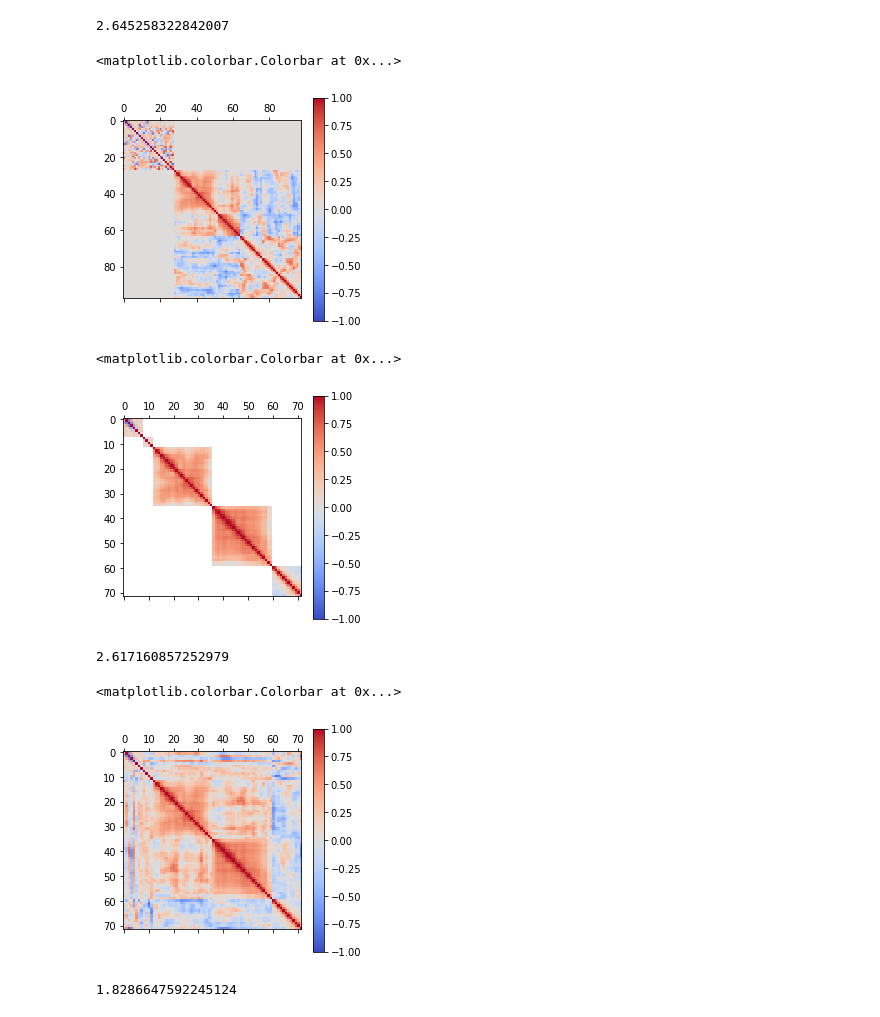
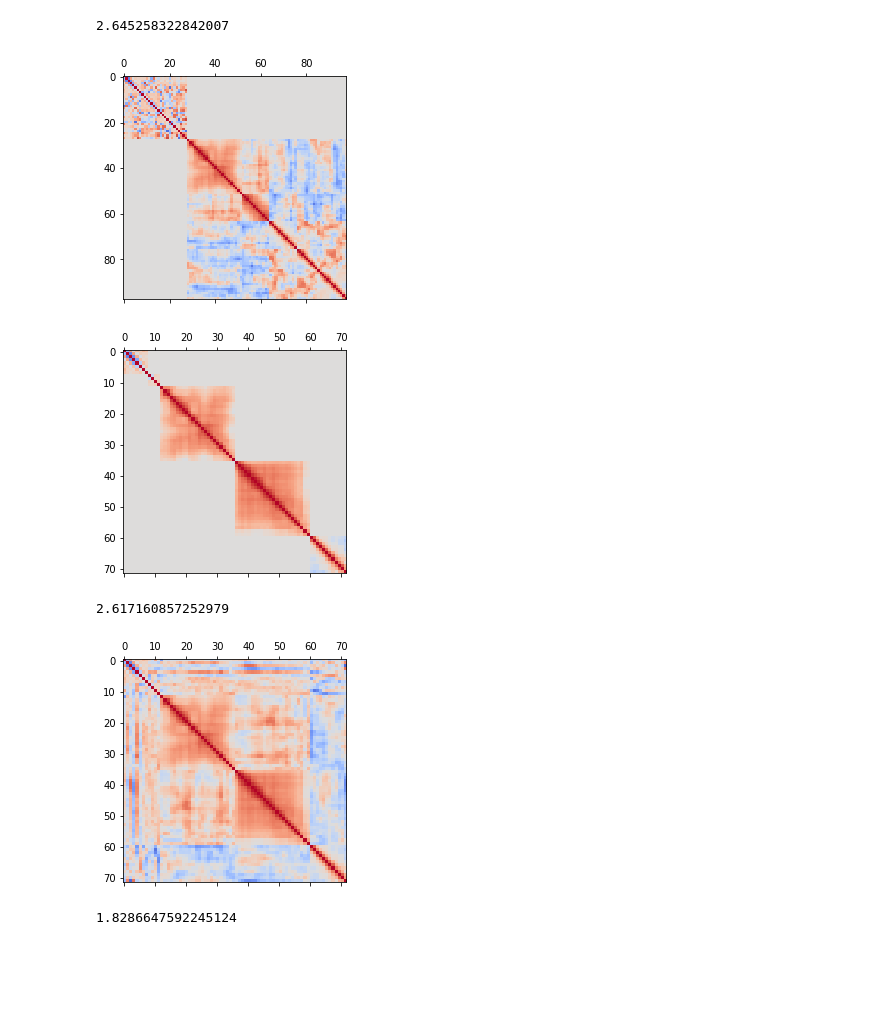
Before and after one commit to ast0815/covfit, a Jupyter notebook: genie-tune.ipynb, the cells around one changed output. Saved outputs shown, nothing was run; the diff lists cells and outputs as text; code cells hidden in the pictures; blank space fills up the shorter version.

```diff
--- a/genie-tune.ipynb
+++ b/genie-tune.ipynb
@@ -493,22 +492,22 @@ derate_covariance(raw_data_cov_red_exp_uncor, jacobian=raw_A[data_used_red], ret
 # %%
 raw_nightmare_cor_red_exp_uncor = cov_to_cor(raw_ret_red_exp_uncor["nightmare_cov"])
 plt.matshow(raw_nightmare_cor_red_exp_uncor, vmin=-1, vmax=1, cmap="coolwarm")
-plt.colorbar()
+#plt.colorbar()
+plt.savefig("plots/genie-cor-red-exp.pdf")
 # %% [output]
-<matplotlib.colorbar.Colorbar at 0x...>
-[figure, old version]
+[figure, new version]
 # %%
 raw_B = norm_shape_inv @ B
 # %%
 raw_data_cov_full = raw_data_cov_nan[data_used_full,:][:,data_used_full]
 raw_data_cov_full_paper_uncor = raw_data_cov_nan_paper_uncor [data_used_full,:][:,data_used_full]
 raw_data_cov_full_exp_uncor = raw_data_cov_nan_exp_uncor [data_used_full,:][:,data_used_full]
-raw_data_cor_full = raw_data_cor_nan[data_used_full,:][:,data_used_full]
+raw_data_cor_full = raw_data_cor[data_used_full,:][:,data_used_full]
 plt.matshow(raw_data_cor_full, vmin=-1, vmax=1, cmap="coolwarm")
-plt.colorbar()
+#plt.colorbar()
+plt.savefig("plots/genie-cor-all.pdf")
 # %% [output]
-<matplotlib.colorbar.Colorbar at 0x...>
-[figure, old version]
+[figure, new version]
 # %%
 raw_ret_full = {}
 derate_covariance(raw_data_cov_full, jacobian=raw_A[data_used_full], return_dict=raw_ret_full)
@@ -517,10 +516,10 @@ derate_covariance(raw_data_cov_full, jacobian=raw_A[data_used_full], return_dict
 # %%
 raw_nightmare_cor_full = cov_to_cor(raw_ret_full["nightmare_cov"])
 plt.matshow(raw_nightmare_cor_full, vmin=-1, vmax=1, cmap="coolwarm")
-plt.colorbar()
+#plt.colorbar()
+plt.savefig("plots/genie-cor-all-max.pdf")
 # %% [output]
-<matplotlib.colorbar.Colorbar at 0x...>
-[figure, old version]
+[figure, new version]
 # %%
 raw_ret_full_paper_uncor = {}
 derate_covariance(raw_data_cov_full_paper_uncor, jacobian=raw_A[data_used_full], return_dict=raw_ret_full_paper_uncor)
```
Also changed, not shown: parts of 4 cells of this notebook.
